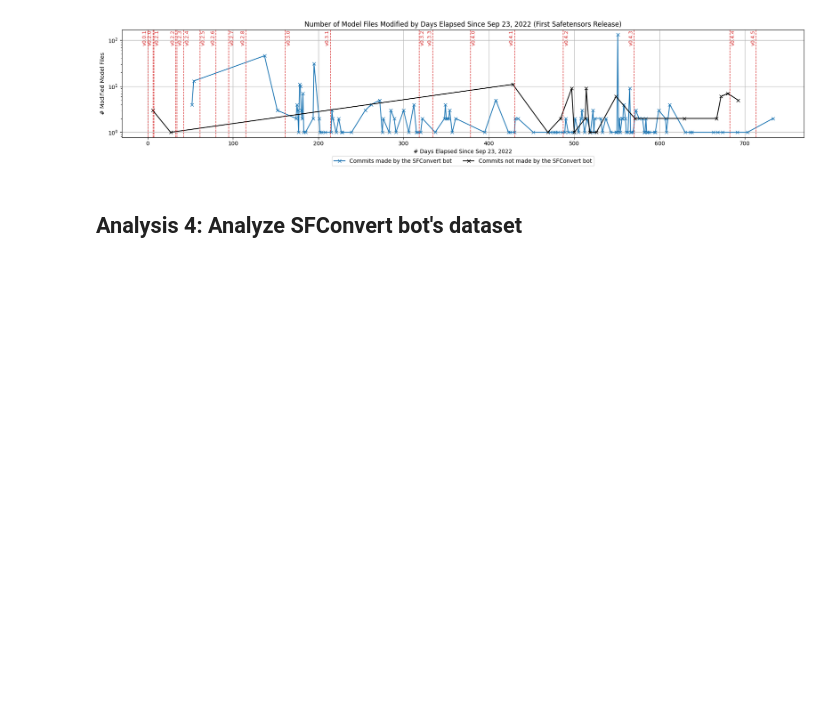
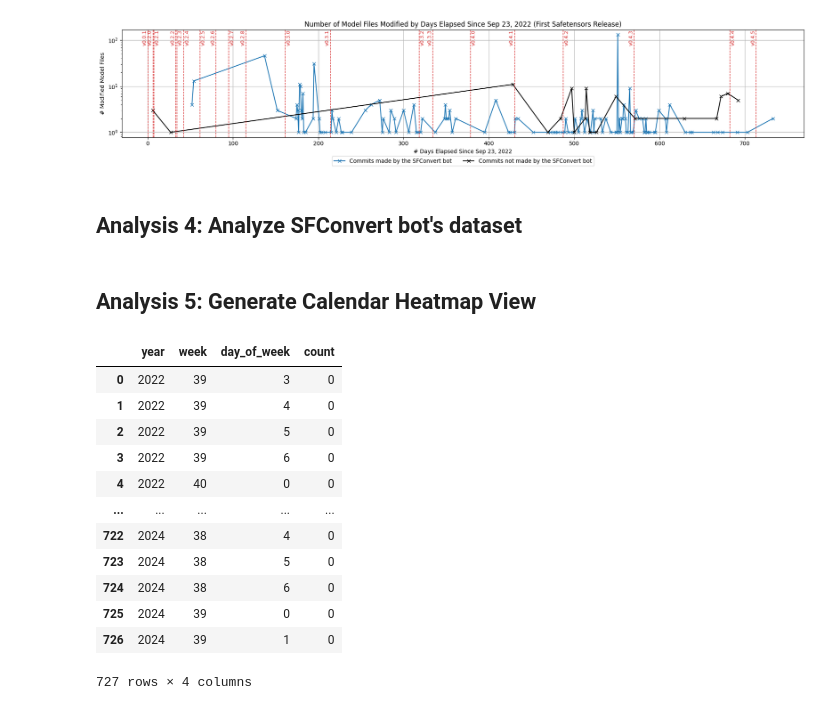
Before and after one commit to s2e-lab/model-evolution, a Jupyter notebook: scripts/notebooks/rq1_analysis.ipynb, the cells around one changed output. Cells and saved outputs as stored; diff of their text form; code cells hidden in the pictures; blank space fills up the shorter version.

```diff
--- a/scripts/notebooks/rq1_analysis.ipynb
+++ b/scripts/notebooks/rq1_analysis.ipynb
@@ -176,3 +176,39 @@ for i, row in tqdm(df_sfconvert.iterrows()):
     if i!= 0 and i % 500 == 0:
         df_sfconvert.to_csv(Path(f'../../results/sfconvertbot_merge_status_{i}.csv'), index=False)
     # print(f"{pr_url} {df_sfconvert.loc[i, 'merged']}")
+# %% [markdown]
+## Analysis 5: Generate Calendar Heatmap View
+# %%
+import pandas as pd
+import matplotlib.pyplot as plt
+import seaborn as sns
+
+# Aggregate commits per day
+commits_per_day = df_safetensors.groupby(df_safetensors['date'].dt.floor('D')).size().reset_index(name='count')
+
+# Create columns for day of the week, week number, and year
+commits_per_day['day_of_week'] = commits_per_day['date'].dt.dayofweek
+commits_per_day['week'] = commits_per_day['date'].dt.isocalendar().week
+commits_per_day['year'] = commits_per_day['date'].dt.isocalendar().year
+
+# Group by year, week, and day_of_week to ensure unique entries
+commits_per_day = commits_per_day.groupby(['year', 'week', 'day_of_week'])['count'].sum().reset_index()
+
+
+# Group by year, week, and day_of_week and sum the counts
+commits_per_day = commits_per_day.groupby(['year', 'week', 'day_of_week'])['count'].sum().reset_index()
+commits_per_day
+# %% [output]
+|  | year | week | day_of_week | count |
+| 0 | 2022 | 39 | 3 | 0 |
+| 1 | 2022 | 39 | 4 | 0 |
+| 2 | 2022 | 39 | 5 | 0 |
+| 3 | 2022 | 39 | 6 | 0 |
+| 4 | 2022 | 40 | 0 | 0 |
+| ... | ... | ... | ... | ... |
+| 722 | 2024 | 38 | 4 | 0 |
+| 723 | 2024 | 38 | 5 | 0 |
+| 724 | 2024 | 38 | 6 | 0 |
+| 725 | 2024 | 39 | 0 | 0 |
+| 726 | 2024 | 39 | 1 | 0 |
+727 rows × 4 columns
```
Also changed, not shown: parts of 3 cells of this notebook, 1 other file.
